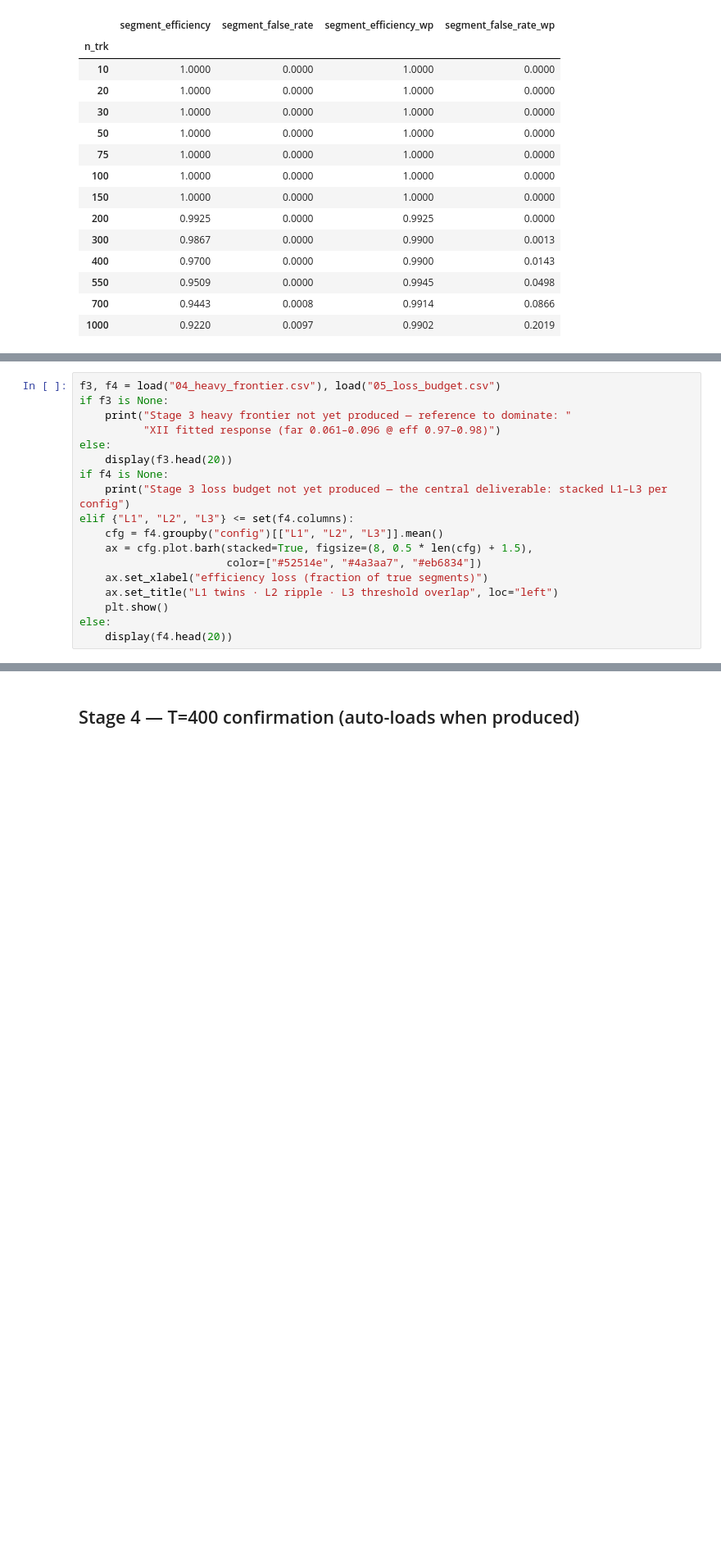
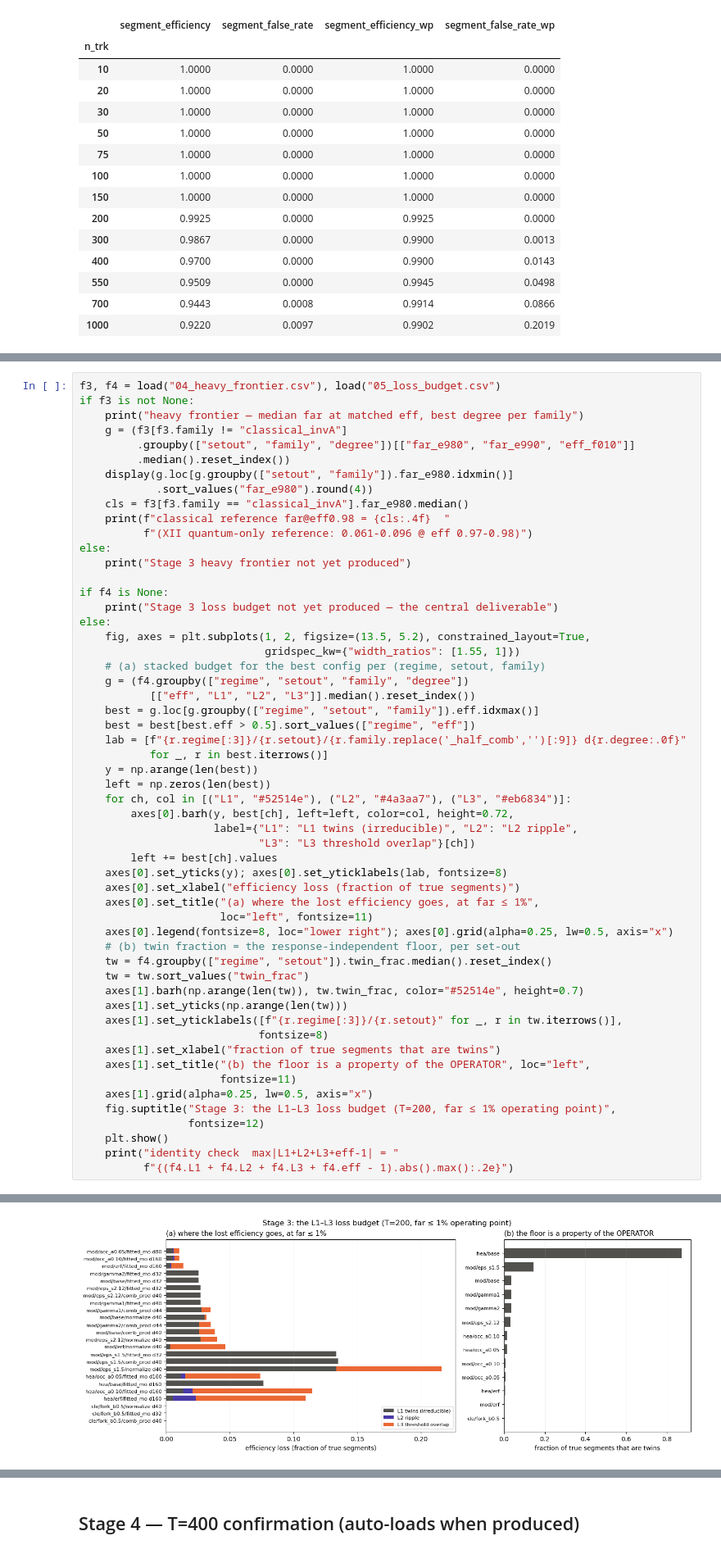
Before and after one commit to GeorgeWilliam1999/Quantum_Track_Reconstruction, a Jupyter notebook: QSVT/Efficiency_Frontier/explore_results.ipynb, the cells around one changed output, grey strips where cells are left out. Shown at 82% size. Saved outputs shown, nothing was run; the diff lists cells and outputs as text; blank space fills up the shorter version.

```diff
--- a/QSVT/Efficiency_Frontier/explore_results.ipynb
+++ b/QSVT/Efficiency_Frontier/explore_results.ipynb
@@ -747,19 +764,56 @@ else:
 # %%
 f3, f4 = load("04_heavy_frontier.csv"), load("05_loss_budget.csv")
-if f3 is None:
-    print("Stage 3 heavy frontier not yet produced — reference to dominate: "
-          "XII fitted response (far 0.061–0.096 @ eff 0.97–0.98)")
+if f3 is not None:
+    print("heavy frontier — median far at matched eff, best degree per family")
+    g = (f3[f3.family != "classical_invA"]
+         .groupby(["setout", "family", "degree"])[["far_e980", "far_e990", "eff_f010"]]
+         .median().reset_index())
+    display(g.loc[g.groupby(["setout", "family"]).far_e980.idxmin()]
+            .sort_values("far_e980").round(4))
+    cls = f3[f3.family == "classical_invA"].far_e980.median()
+    print(f"classical reference far@eff0.98 = {cls:.4f}  "
+          f"(XII quantum-only reference: 0.061-0.096 @ eff 0.97-0.98)")
 else:
-    display(f3.head(20))
+    print("Stage 3 heavy frontier not yet produced")
+
 if f4 is None:
-    print("Stage 3 loss budget not yet produced — the central deliverable: stacked L1–L3 per config")
-elif {"L1", "L2", "L3"} <= set(f4.columns):
-    cfg = f4.groupby("config")[["L1", "L2", "L3"]].mean()
-    ax = cfg.plot.barh(stacked=True, figsize=(8, 0.5 * len(cfg) + 1.5),
-                       color=["#52514e", "#4a3aa7", "#eb6834"])
-    ax.set_xlabel("efficiency loss (fraction of true segments)")
-    ax.set_title("L1 twins · L2 ripple · L3 threshold overlap", loc="left")
+    print("Stage 3 loss budget not yet produced — the central deliverable")
+else:
+    fig, axes = plt.subplots(1, 2, figsize=(13.5, 5.2), constrained_layout=True,
+                             gridspec_kw={"width_ratios": [1.55, 1]})
+    # (a) stacked budget for the best config per (regime, setout, family)
+    g = (f4.groupby(["regime", "setout", "family", "degree"])
+           [["eff", "L1", "L2", "L3"]].median().reset_index())
+    best = g.loc[g.groupby(["regime", "setout", "family"]).eff.idxmax()]
+    best = best[best.eff > 0.5].sort_values(["regime", "eff"])
+    lab = [f"{r.regime[:3]}/{r.setout}/{r.family.replace('_half_comb','')[:9]} d{r.degree:.0f}"
+           for _, r in best.iterrows()]
+    y = np.arange(len(best))
+    left = np.zeros(len(best))
+    for ch, col in [("L1", "#52514e"), ("L2", "#4a3aa7"), ("L3", "#eb6834")]:
+        axes[0].barh(y, best[ch], left=left, color=col, height=0.72,
+                     label={"L1": "L1 twins (irreducible)", "L2": "L2 ripple",
+                            "L3": "L3 threshold overlap"}[ch])
+        left += best[ch].values
+    axes[0].set_yticks(y); axes[0].set_yticklabels(lab, fontsize=8)
+    axes[0].set_xlabel("efficiency loss (fraction of true segments)")
+    axes[0].set_title("(a) where the lost efficiency goes, at far ≤ 1%",
+                      loc="left", fontsize=11)
+    axes[0].legend(fontsize=8, loc="lower right"); axes[0].grid(alpha=0.25, lw=0.5, axis="x")
+    # (b) twin fraction = the response-independent floor, per set-out
+    tw = f4.groupby(["regime", "setout"]).twin_frac.median().reset_index()
+    tw = tw.sort_values("twin_frac")
+    axes[1].barh(np.arange(len(tw)), tw.twin_frac, color="#52514e", height=0.7)
+    axes[1].set_yticks(np.arange(len(tw)))
+    axes[1].set_yticklabels([f"{r.regime[:3]}/{r.setout}" for _, r in tw.iterrows()],
+                            fontsize=8)
+    axes[1].set_xlabel("fraction of true segments that are twins")
+    axes[1].set_title("(b) the floor is a property of the OPERATOR", loc="left",
+                      fontsize=11)
+    axes[1].grid(alpha=0.25, lw=0.5, axis="x")
+    fig.suptitle("Stage 3: the L1–L3 loss budget (T=200, far ≤ 1% operating point)",
+                 fontsize=12)
     plt.show()
-else:
-    display(f4.head(20))
+    print("identity check  max|L1+L2+L3+eff-1| = "
+          f"{(f4.L1 + f4.L2 + f4.L3 + f4.eff - 1).abs().max():.2e}")
 # %% [output]
@@ -767,0 +835 @@ Stage 3 loss budget not yet produced — the central deliverable: stacked L1–L
+[figure, added]
```
Also changed, not shown: parts of 3 cells of this notebook, 4 other files.
